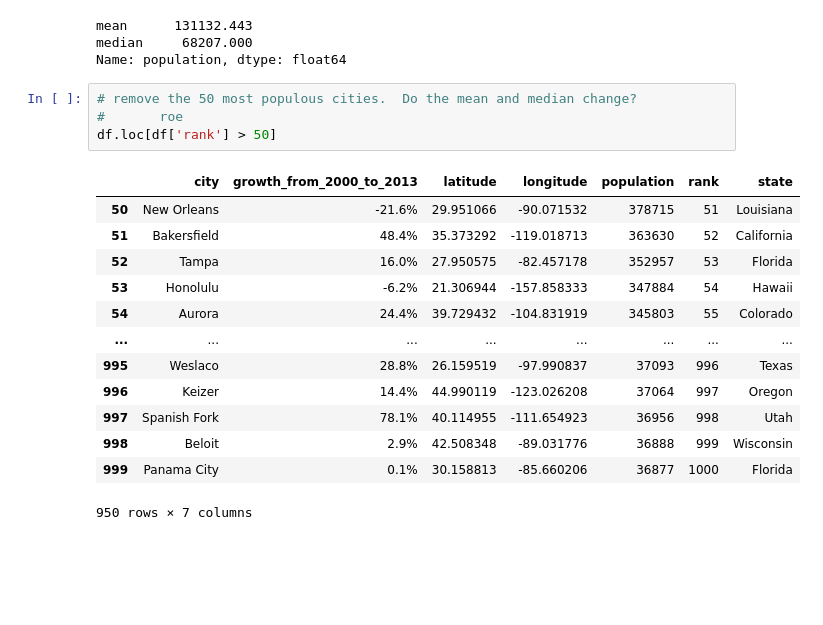
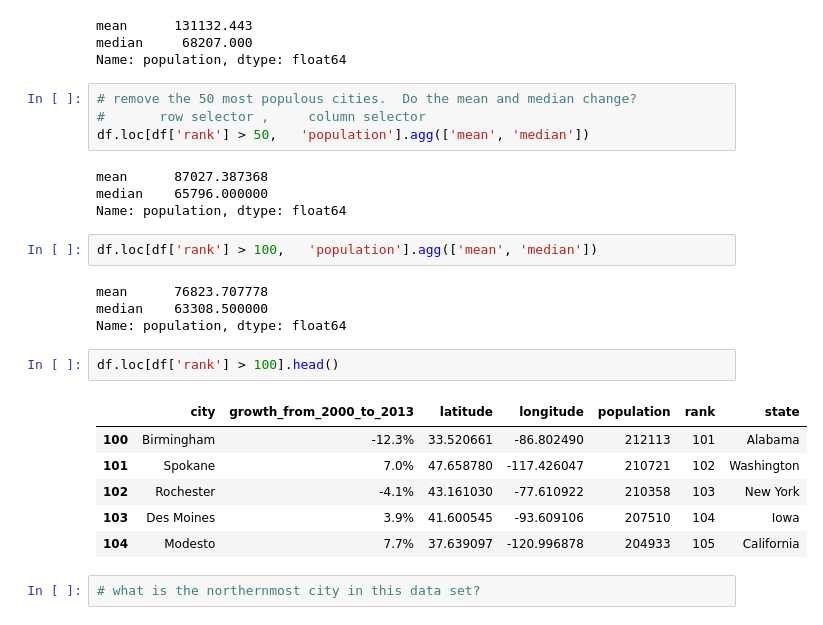
Before and after one commit to abhixz13/Cisco-Python-Training, a Jupyter notebook: Cisco-2022-06June-08-analytics.ipynb, the cells around one changed output. Drawn from its saved outputs; the diff is of its cells as text; blank space fills up the shorter version.

```diff
--- a/Cisco-2022-06June-08-analytics.ipynb
+++ b/Cisco-2022-06June-08-analytics.ipynb
@@ -681,19 +681,26 @@ median     68207.000
 Name: population, dtype: float64
 # %%
 # remove the 50 most populous cities.  Do the mean and median change?
-#       roe
-df.loc[df['rank'] > 50]
+#       row selector ,     column selector
+df.loc[df['rank'] > 50,   'population'].agg(['mean', 'median'])
 # %% [output]
-|  | city | growth_from_2000_to_2013 | latitude | longitude | population | rank | state |
-| 50 | New Orleans | -21.6% | 29.951066 | -90.071532 | 378715 | 51 | Louisiana |
-| 51 | Bakersfield | 48.4% | 35.373292 | -119.018713 | 363630 | 52 | California |
-| 52 | Tampa | 16.0% | 27.950575 | -82.457178 | 352957 | 53 | Florida |
-| 53 | Honolulu | -6.2% | 21.306944 | -157.858333 | 347884 | 54 | Hawaii |
-| 54 | Aurora | 24.4% | 39.729432 | -104.831919 | 345803 | 55 | Colorado |
-| ... | ... | ... | ... | ... | ... | ... | ... |
-| 995 | Weslaco | 28.8% | 26.159519 | -97.990837 | 37093 | 996 | Texas |
-| 996 | Keizer | 14.4% | 44.990119 | -123.026208 | 37064 | 997 | Oregon |
-| 997 | Spanish Fork | 78.1% | 40.114955 | -111.654923 | 36956 | 998 | Utah |
-| 998 | Beloit | 2.9% | 42.508348 | -89.031776 | 36888 | 999 | Wisconsin |
-| 999 | Panama City | 0.1% | 30.158813 | -85.660206 | 36877 | 1000 | Florida |
-950 rows × 7 columns
+mean      87027.387368
+median    65796.000000
+Name: population, dtype: float64
+# %%
+df.loc[df['rank'] > 100,   'population'].agg(['mean', 'median'])
+# %% [output]
+mean      76823.707778
+median    63308.500000
+Name: population, dtype: float64
+# %%
+df.loc[df['rank'] > 100].head()
+# %% [output]
+|  | city | growth_from_2000_to_2013 | latitude | longitude | population | rank | state |
+| 100 | Birmingham | -12.3% | 33.520661 | -86.802490 | 212113 | 101 | Alabama |
+| 101 | Spokane | 7.0% | 47.658780 | -117.426047 | 210721 | 102 | Washington |
+| 102 | Rochester | -4.1% | 43.161030 | -77.610922 | 210358 | 103 | New York |
+| 103 | Des Moines | 3.9% | 41.600545 | -93.609106 | 207510 | 104 | Iowa |
+| 104 | Modesto | 7.7% | 37.639097 | -120.996878 | 204933 | 105 | California |
+# %%
+# what is the northernmost city in this data set?
```
